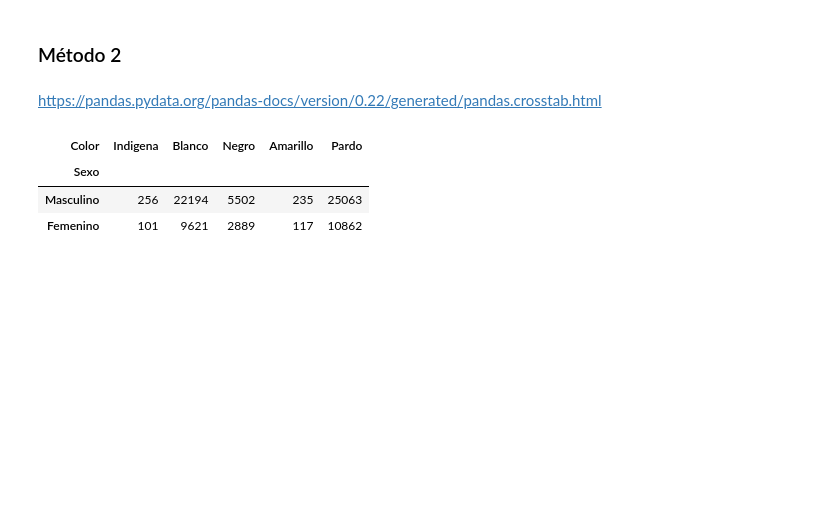
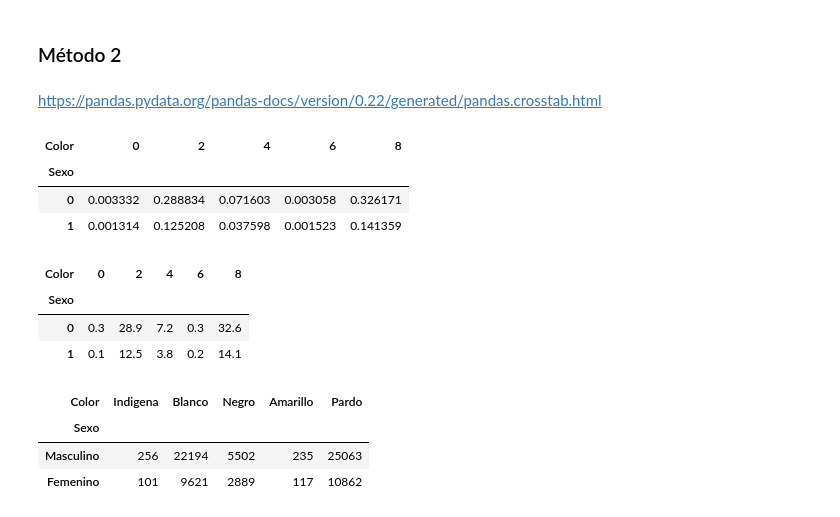
Before and after one commit to MyAppsTest/Estadistica_con_Python, a Jupyter notebook: Curso_de_Estadística_con_Python_1.ipynb, the cells around one changed output. Drawn from its saved outputs; the diff is of its cells as text; code cells hidden in the pictures; blank space fills up the shorter version.

```diff
--- a/Curso_de_Estadística_con_Python_1.ipynb
+++ b/Curso_de_Estadística_con_Python_1.ipynb
@@ -280,6 +280,22 @@ piel = {0: 'Indigena',
          9: 'Sin declarar'}
 # %%
 frecuencia = pd.crosstab(datos.Sexo, datos.Color)
+# %%
+frecuencia2 = pd.crosstab(datos.Sexo, datos.Color, normalize=True )
+# %%
+frecuencia2
+# %% [output]
+| Color | 0 | 2 | 4 | 6 | 8 |
+| Sexo |  |  |  |  |  |
+| 0 | 0.003332 | 0.288834 | 0.071603 | 0.003058 | 0.326171 |
+| 1 | 0.001314 | 0.125208 | 0.037598 | 0.001523 | 0.141359 |
+# %%
+(frecuencia2.round(3)) * 100
+# %% [output]
+| Color | 0 | 2 | 4 | 6 | 8 |
+| Sexo |  |  |  |  |  |
+| 0 | 0.3 | 28.9 | 7.2 | 0.3 | 32.6 |
+| 1 | 0.1 | 12.5 | 3.8 | 0.2 | 14.1 |
 # %%
 frecuencia.rename(index=genero, inplace=True)
 # %%
```
